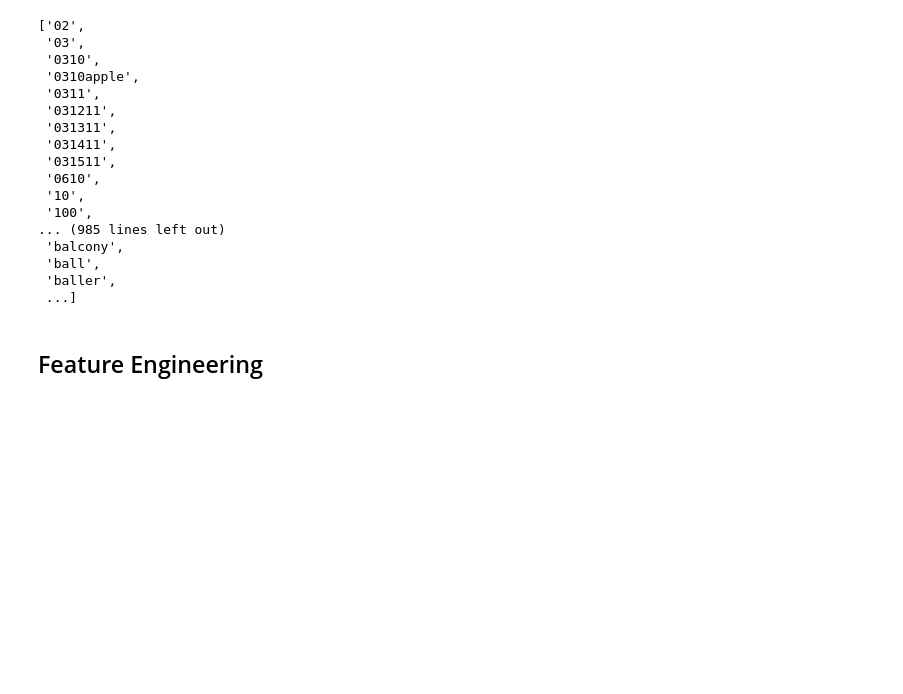
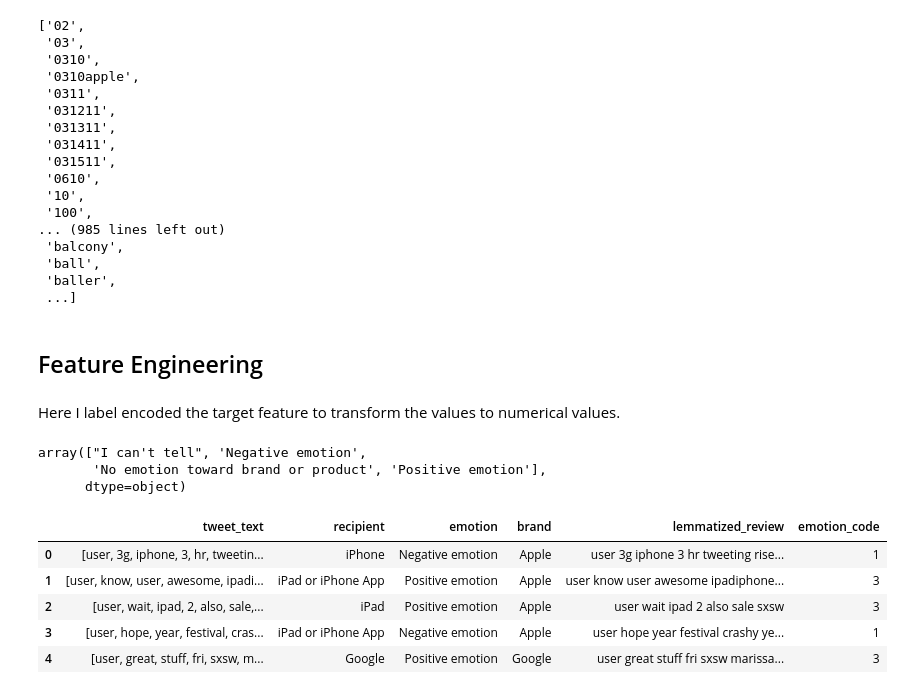
Before and after one commit to Derrick-wekesa/Twitter-sentiment-analysis-nlp-project, a Jupyter notebook: student.ipynb, the cells around one changed output. Saved outputs shown, nothing was run; the diff lists cells and outputs as text; code cells hidden in the pictures; blank space fills up the shorter version.

```diff
--- a/student.ipynb
+++ b/student.ipynb
@@ -819,3 +819,27 @@ feature_names
  ...]
 # %% [markdown]
 ## Feature Engineering
+# %% [markdown]
+
+
+Here I label encoded the target feature to transform the values to numerical values.
+# %%
+# Instantiate labelencoder
+le = LabelEncoder() # initializing the lib
+#fit transform
+data['emotion_code'] = le.fit_transform(data.emotion)
+le.classes_ # viewing the classes
+# %% [output]
+array(["I can't tell", 'Negative emotion',
+       'No emotion toward brand or product', 'Positive emotion'],
+      dtype=object)
+# %%
+# A  preview to ensure encoding is done
+data.head()
+# %% [output]
+|  | tweet_text | recipient | emotion | brand | lemmatized_review | emotion_code |
+| 0 | [user, 3g, iphone, 3, hr, tweetin... | iPhone | Negative emotion | Apple | user 3g iphone 3 hr tweeting rise... | 1 |
+| 1 | [user, know, user, awesome, ipadi... | iPad or iPhone App | Positive emotion | Apple | user know user awesome ipadiphone... | 3 |
+| 2 | [user, wait, ipad, 2, also, sale,... | iPad | Positive emotion | Apple | user wait ipad 2 also sale sxsw | 3 |
+| 3 | [user, hope, year, festival, cras... | iPad or iPhone App | Negative emotion | Apple | user hope year festival crashy ye... | 1 |
+| 4 | [user, great, stuff, fri, sxsw, m... | Google | Positive emotion | Google | user great stuff fri sxsw marissa... | 3 |
```
Also changed, not shown: parts of 1 cell of this notebook.
